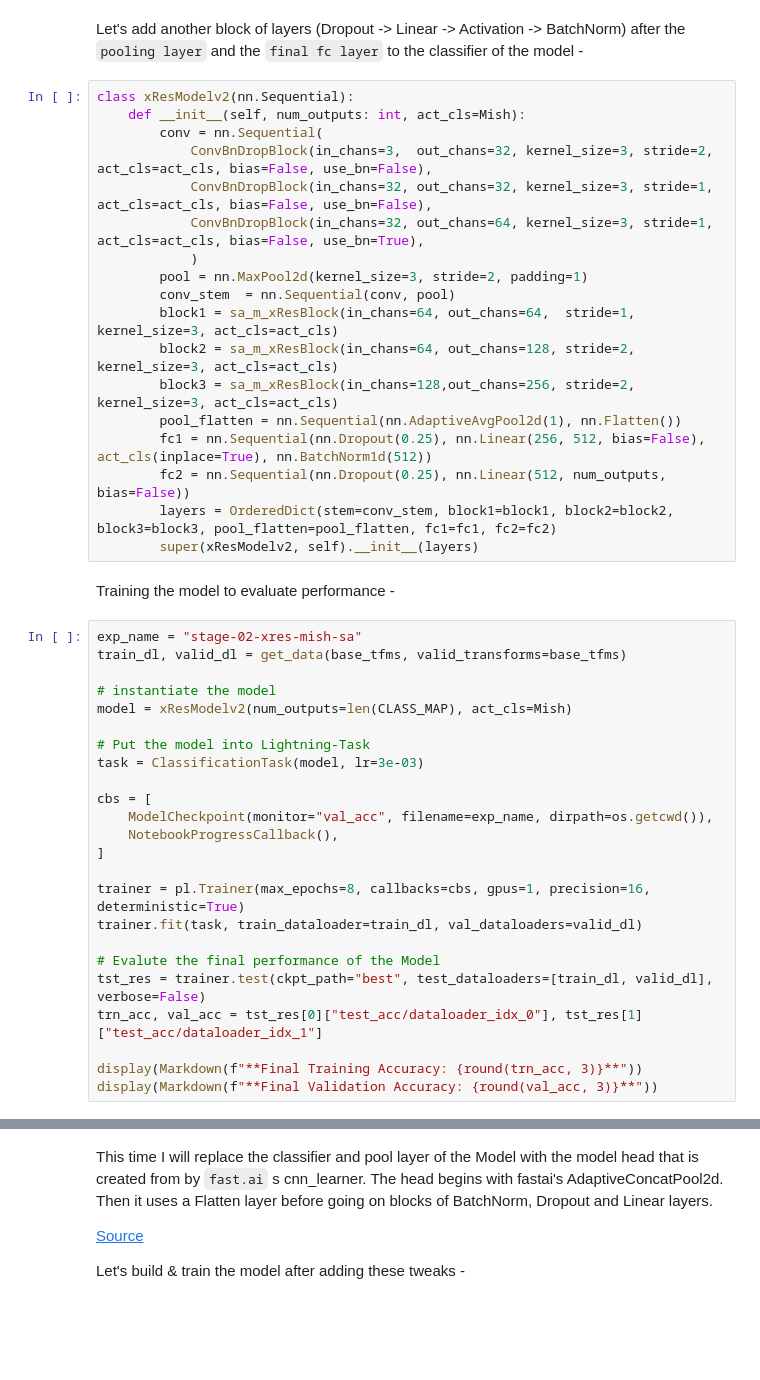
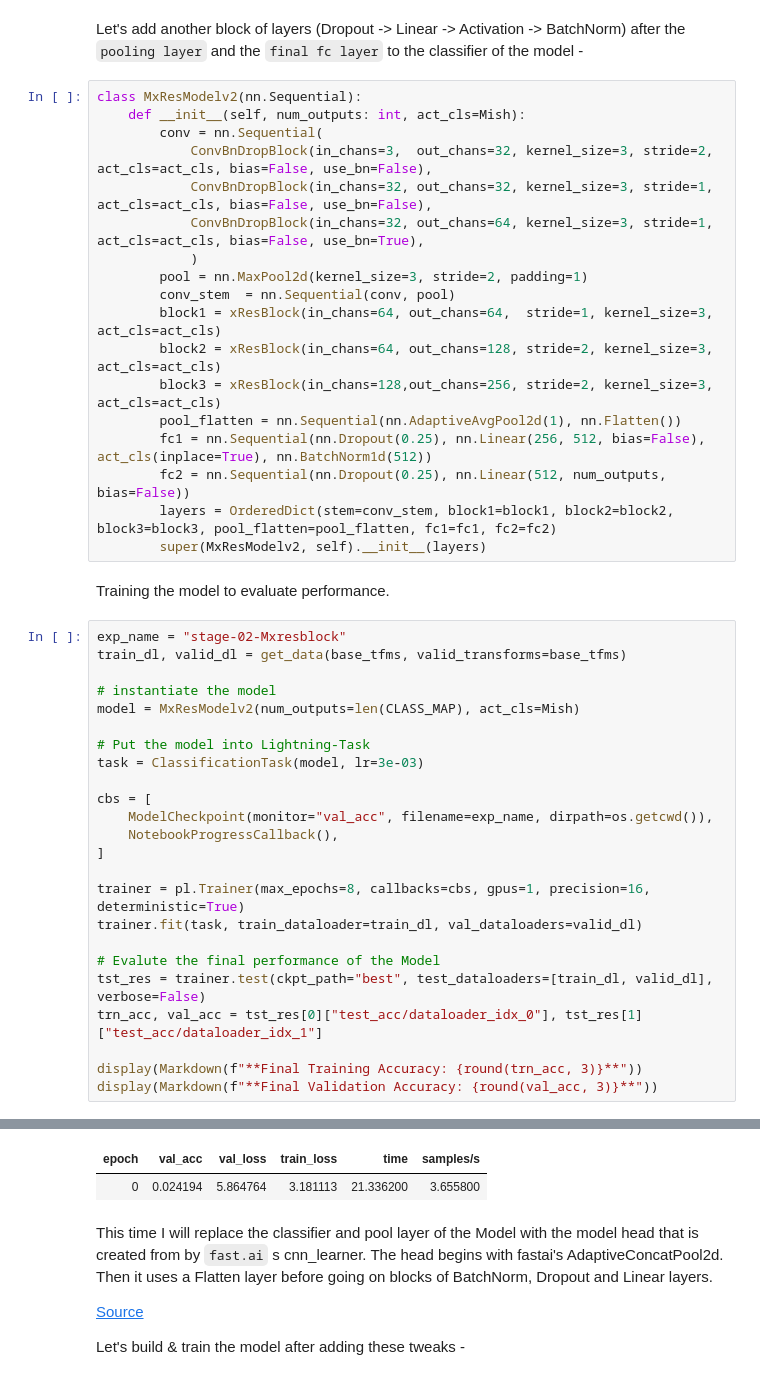
Before and after one commit to benihime91/midas-summer-internship-2021, a Jupyter notebook: midas_task_2_part_01.ipynb, the cells around one changed output, grey strips where cells are left out. Drawn from its saved outputs; the diff is of its cells as text; blank space fills up the shorter version.

```diff
--- a/midas_task_2_part_01.ipynb
+++ b/midas_task_2_part_01.ipynb
@@ -1027,7 +1113,7 @@ In this section, I will take the above model and update the classifiers of the m
 # %% [markdown]
 Let's add another block of layers (Dropout -> Linear -> Activation -> BatchNorm) after the `pooling layer` and the `final fc layer`  to the classifier of the model -
 # %%
-class xResModelv2(nn.Sequential):
+class MxResModelv2(nn.Sequential):
     def __init__(self, num_outputs: int, act_cls=Mish):
         conv = nn.Sequential(
             ConvBnDropBlock(in_chans=3,  out_chans=32, kernel_size=3, stride=2, act_cls=act_cls, bias=False, use_bn=False),
@@ -1036,22 +1122,22 @@ class xResModelv2(nn.Sequential):
             )
         pool = nn.MaxPool2d(kernel_size=3, stride=2, padding=1)
         conv_stem  = nn.Sequential(conv, pool)
-        block1 = sa_m_xResBlock(in_chans=64, out_chans=64,  stride=1, kernel_size=3, act_cls=act_cls)
-        block2 = sa_m_xResBlock(in_chans=64, out_chans=128, stride=2, kernel_size=3, act_cls=act_cls)
-        block3 = sa_m_xResBlock(in_chans=128,out_chans=256, stride=2, kernel_size=3, act_cls=act_cls)
+        block1 = xResBlock(in_chans=64, out_chans=64,  stride=1, kernel_size=3, act_cls=act_cls)
+        block2 = xResBlock(in_chans=64, out_chans=128, stride=2, kernel_size=3, act_cls=act_cls)
+        block3 = xResBlock(in_chans=128,out_chans=256, stride=2, kernel_size=3, act_cls=act_cls)
         pool_flatten = nn.Sequential(nn.AdaptiveAvgPool2d(1), nn.Flatten())
         fc1 = nn.Sequential(nn.Dropout(0.25), nn.Linear(256, 512, bias=False), act_cls(inplace=True), nn.BatchNorm1d(512))
         fc2 = nn.Sequential(nn.Dropout(0.25), nn.Linear(512, num_outputs, bias=False))
         layers = OrderedDict(stem=conv_stem, block1=block1, block2=block2, block3=block3, pool_flatten=pool_flatten, fc1=fc1, fc2=fc2)
-        super(xResModelv2, self).__init__(layers)
+        super(MxResModelv2, self).__init__(layers)
 # %% [markdown]
-Training the model to evaluate performance -
+Training the model to evaluate performance.
 # %%
-exp_name = "stage-02-xres-mish-sa"
+exp_name = "stage-02-Mxresblock"
 train_dl, valid_dl = get_data(base_tfms, valid_transforms=base_tfms)
 
 # instantiate the model
-model = xResModelv2(num_outputs=len(CLASS_MAP), act_cls=Mish)
+model = MxResModelv2(num_outputs=len(CLASS_MAP), act_cls=Mish)
 
 # Put the model into Lightning-Task
 task = ClassificationTask(model, lr=3e-03)
@@ -1070,3 +1156,4 @@ trn_acc, val_acc = tst_res[0]["test_acc/dataloader_idx_0"], tst_res[1]["test_acc
 
 display(Markdown(f"**Final Training Accuracy: {round(trn_acc, 3)}**"))
 display(Markdown(f"**Final Validation Accuracy: {round(val_acc, 3)}**"))
+# %% [output]
@@ -1073,3 +1176,5 @@ display(Markdown(f"**Final Validation Accuracy: {round(val_acc, 3)}**"))
+| epoch | val_acc | val_loss | train_loss | time | samples/s |
+| 0 | 0.024194 | 5.864764 | 3.181113 | 21.336200 | 3.655800 |
 # %% [markdown]
 This time I will replace the classifier and pool layer of the Model with the model head that is created from by `fast.ai` s cnn_learner. The head begins with fastai's AdaptiveConcatPool2d. Then it uses a Flatten layer before going on blocks of BatchNorm, Dropout and Linear layers.
 
```
Also changed, not shown: parts of 12 cells of this notebook.
